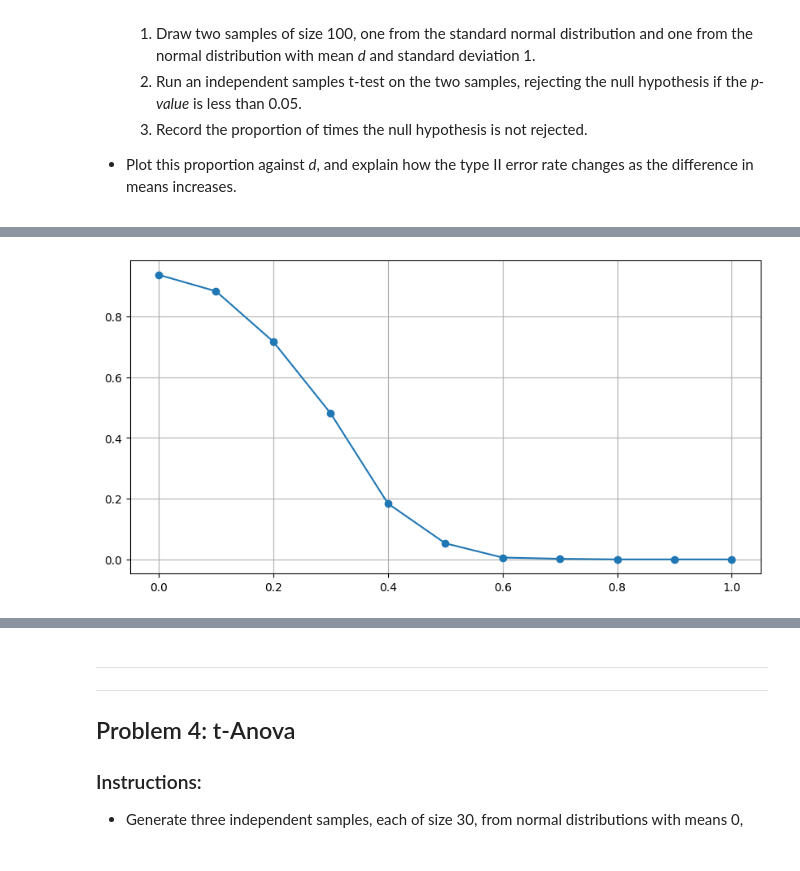
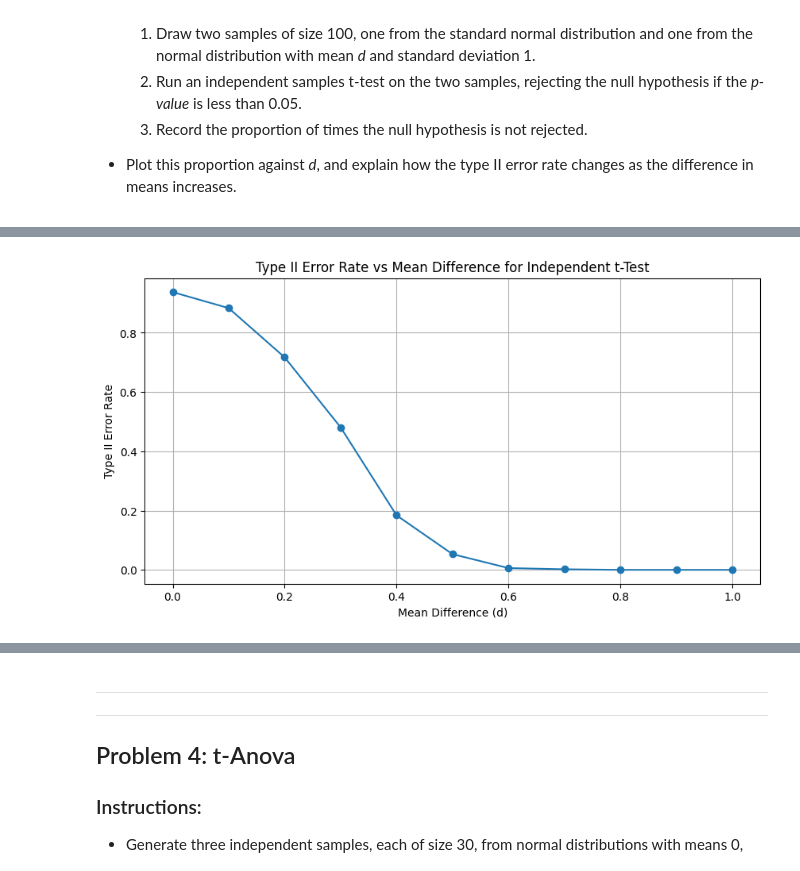
Before and after one commit to turps-pc90/AppliedStatisticsAssessment, a Jupyter notebook: problems.ipynb, the cells around one changed output, grey strips where cells are left out. Drawn from its saved outputs; the diff is of its cells as text; code cells hidden in the pictures.

```diff
--- a/problems.ipynb
+++ b/problems.ipynb
@@ -338,16 +345,23 @@ for d in d_values:
 # %%
 # Plotting
 # Create an empty data frame.
 fig, ax = plt.subplots(figsize=(10, 5))
 
 # Line Plot
 # See: https://matplotlib.org/stable/api/_as_gen/matplotlib.pyplot.plot.html
 plt.plot(d_values, typeII_errors, marker='o')
 
+# Labels & Title
+
+# Axis labels and title
+plt.xlabel("Mean Difference (d)")
+plt.ylabel("Type II Error Rate")
+plt.title("Type II Error Rate vs Mean Difference for Independent t-Test")
+
 # Adding grid for visual
 plt.grid(True)
 
 # Display
 plt.show()
 # %% [output]
-[figure, old version]
+[figure, new version]
```
Also changed, not shown: parts of 2 cells of this notebook, 1 other file.
